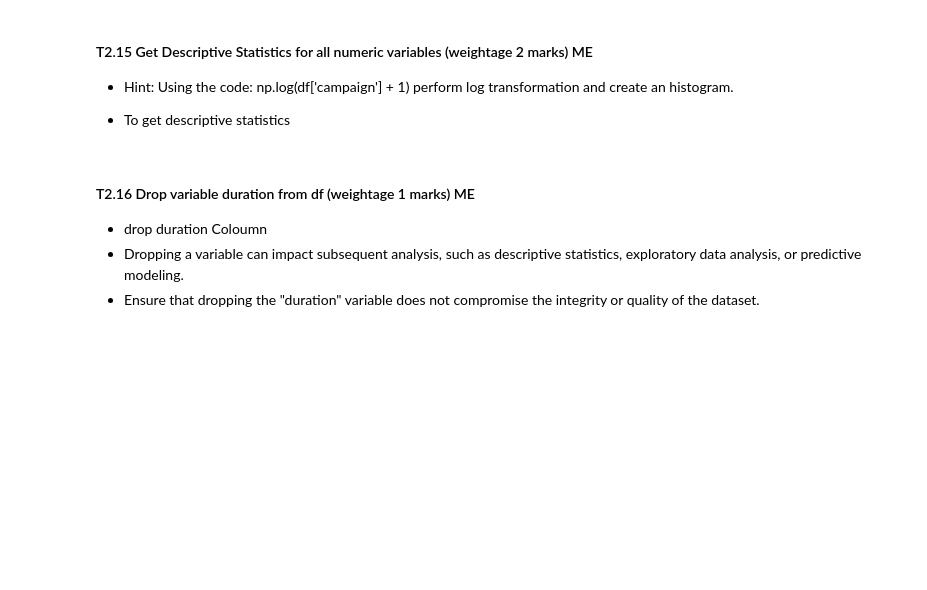
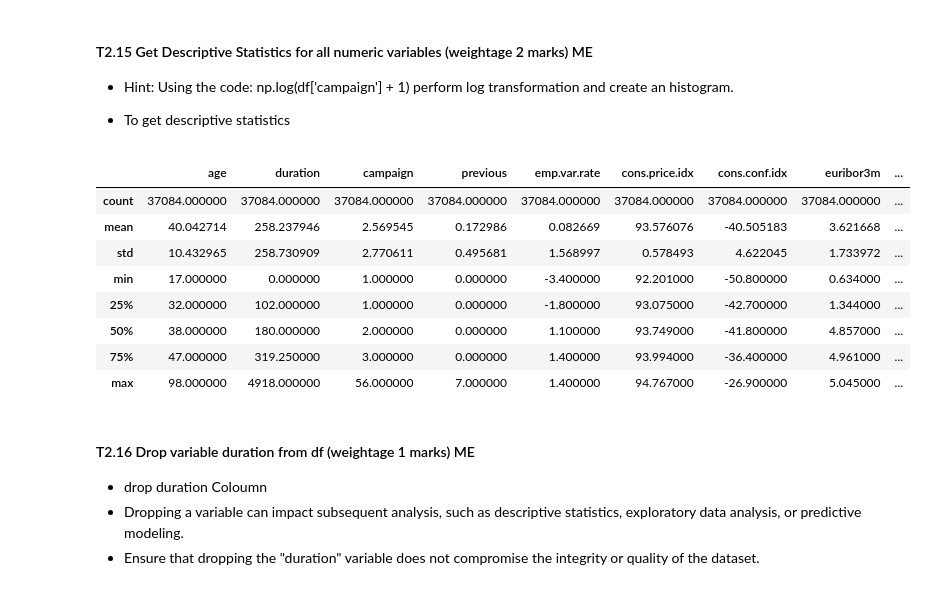
Before and after one commit to talwargit/classification_ml_model, a Jupyter notebook: Assessment.ipynb, the cells around one changed output. Saved outputs shown, nothing was run; the diff lists cells and outputs as text; code cells hidden in the pictures; blank space fills up the shorter version.

```diff
--- a/Assessment.ipynb
+++ b/Assessment.ipynb
@@ -1028,6 +1074,18 @@ import matplotlib.pyplot as plt
 - Hint: Using the code: np.log(df['campaign'] + 1) perform log transformation and create an histogram.
 
 - To get descriptive statistics
+# %%
+df.describe()
+# %% [output]
+|  | age | duration | campaign | previous | emp.var.rate | cons.price.idx | cons.conf.idx | euribor3m | ... |
+| count | 37084.000000 | 37084.000000 | 37084.000000 | 37084.000000 | 37084.000000 | 37084.000000 | 37084.000000 | 37084.000000 | ... |
+| mean | 40.042714 | 258.237946 | 2.569545 | 0.172986 | 0.082669 | 93.576076 | -40.505183 | 3.621668 | ... |
+| std | 10.432965 | 258.730909 | 2.770611 | 0.495681 | 1.568997 | 0.578493 | 4.622045 | 1.733972 | ... |
+| min | 17.000000 | 0.000000 | 1.000000 | 0.000000 | -3.400000 | 92.201000 | -50.800000 | 0.634000 | ... |
+| 25% | 32.000000 | 102.000000 | 1.000000 | 0.000000 | -1.800000 | 93.075000 | -42.700000 | 1.344000 | ... |
+| 50% | 38.000000 | 180.000000 | 2.000000 | 0.000000 | 1.100000 | 93.749000 | -41.800000 | 4.857000 | ... |
+| 75% | 47.000000 | 319.250000 | 3.000000 | 0.000000 | 1.400000 | 93.994000 | -36.400000 | 4.961000 | ... |
+| max | 98.000000 | 4918.000000 | 56.000000 | 7.000000 | 1.400000 | 94.767000 | -26.900000 | 5.045000 | ... |
 # %% [markdown]
 #### T2.16	Drop variable duration from df (weightage 1 marks) ME
 
```
Also changed, not shown: parts of 12 cells of this notebook.
